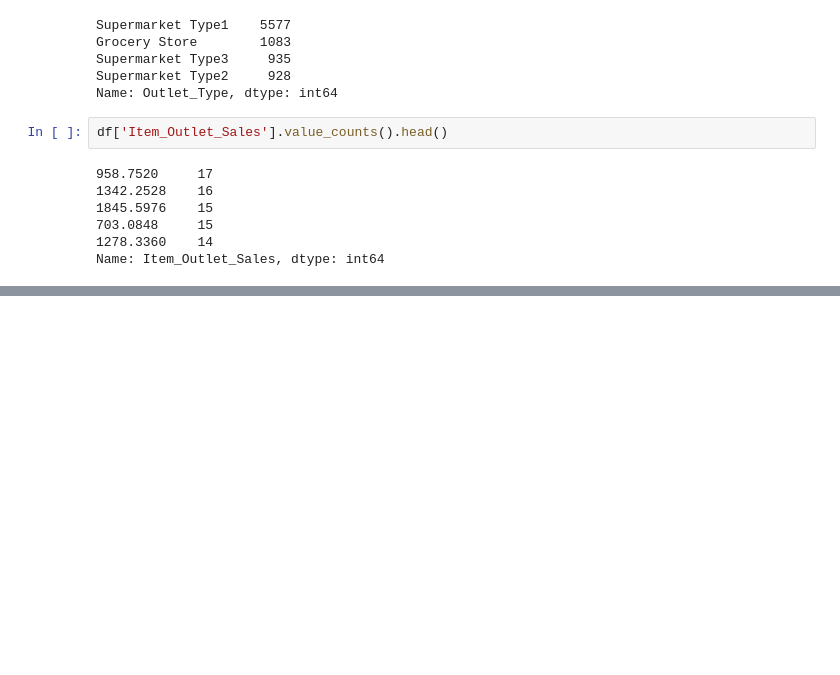
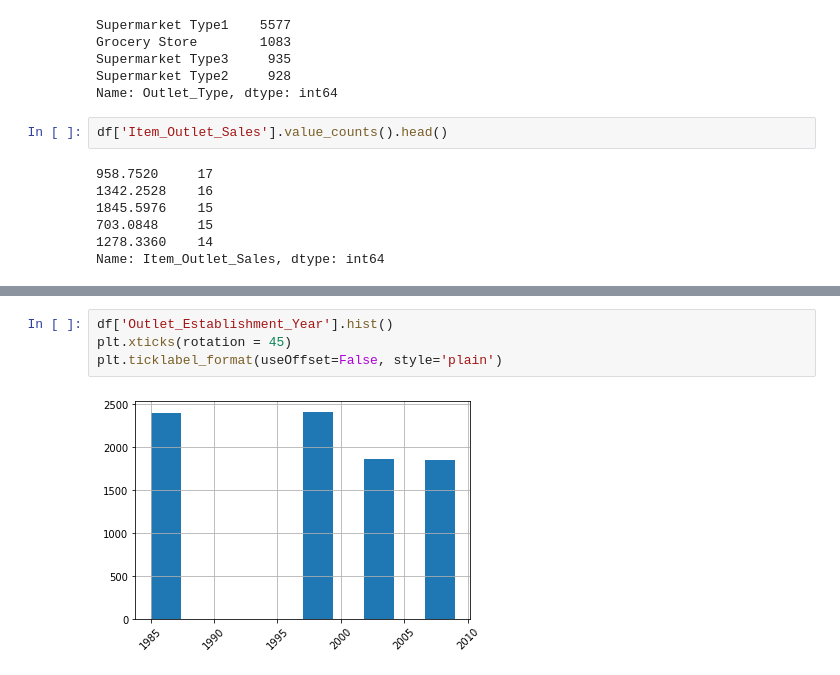
Before and after one commit to ivnizhnik/Sales_Predictions_DataScienceProject, a Jupyter notebook: Sales_Predictions_DataScienceProject.ipynb, the cells around one changed output, grey strips where cells are left out. Saved outputs shown, nothing was run; the diff lists cells and outputs as text; blank space fills up the shorter version.

```diff
--- a/Sales_Predictions_DataScienceProject.ipynb
+++ b/Sales_Predictions_DataScienceProject.ipynb
@@ -505,0 +519,6 @@ df.describe()
+# %%
+df['Outlet_Establishment_Year'].hist()
+plt.xticks(rotation = 45)
+plt.ticklabel_format(useOffset=False, style='plain')
+# %% [output]
+[figure, added]
```
Also changed, not shown: parts of 17 cells of this notebook.
